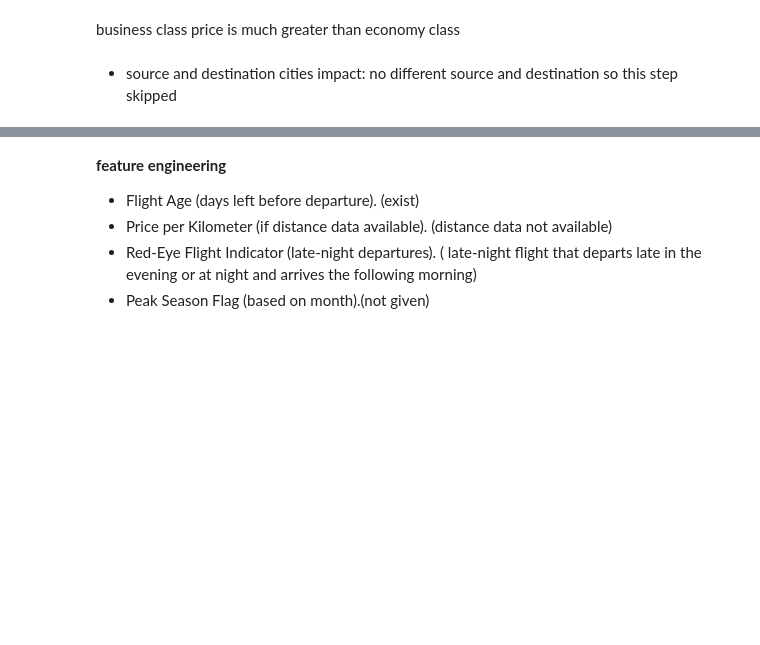
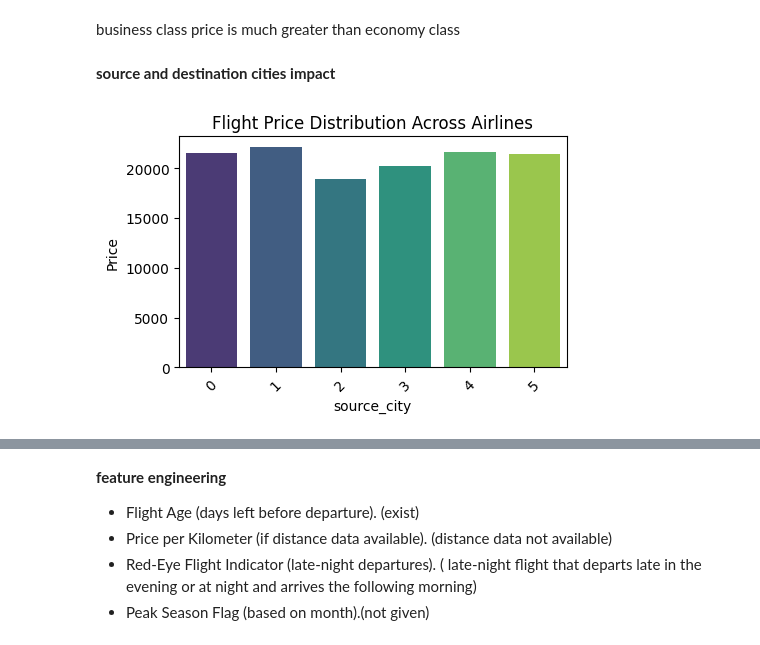
Before and after one commit to yawhatev/project, a Jupyter notebook: project.ipynb, the cells around one changed output, grey strips where cells are left out. Drawn from its saved outputs; the diff is of its cells as text; code cells hidden in the pictures; blank space fills up the shorter version.

```diff
--- a/project.ipynb
+++ b/project.ipynb
@@ -648,4 +634,14 @@ plt.show()
 # %% [markdown]
 business class price is much greater than economy class
 # %% [markdown]
-- source and destination cities impact: no different source and destination so this step skipped
+**source and destination cities impact**
+# %%
+plt.figure(figsize=(5, 3))
+sns.barplot(x='source_city', y='price', data=df, palette='viridis', ci=None)
+plt.title("Flight Price Distribution Across Airlines")
+plt.xlabel("source_city")
+plt.ylabel("Price")
+plt.xticks(rotation=45)
+plt.show()
+# %% [output]
+[figure, added]
```
Also changed, not shown: parts of 54 cells of this notebook, 2 other files.
